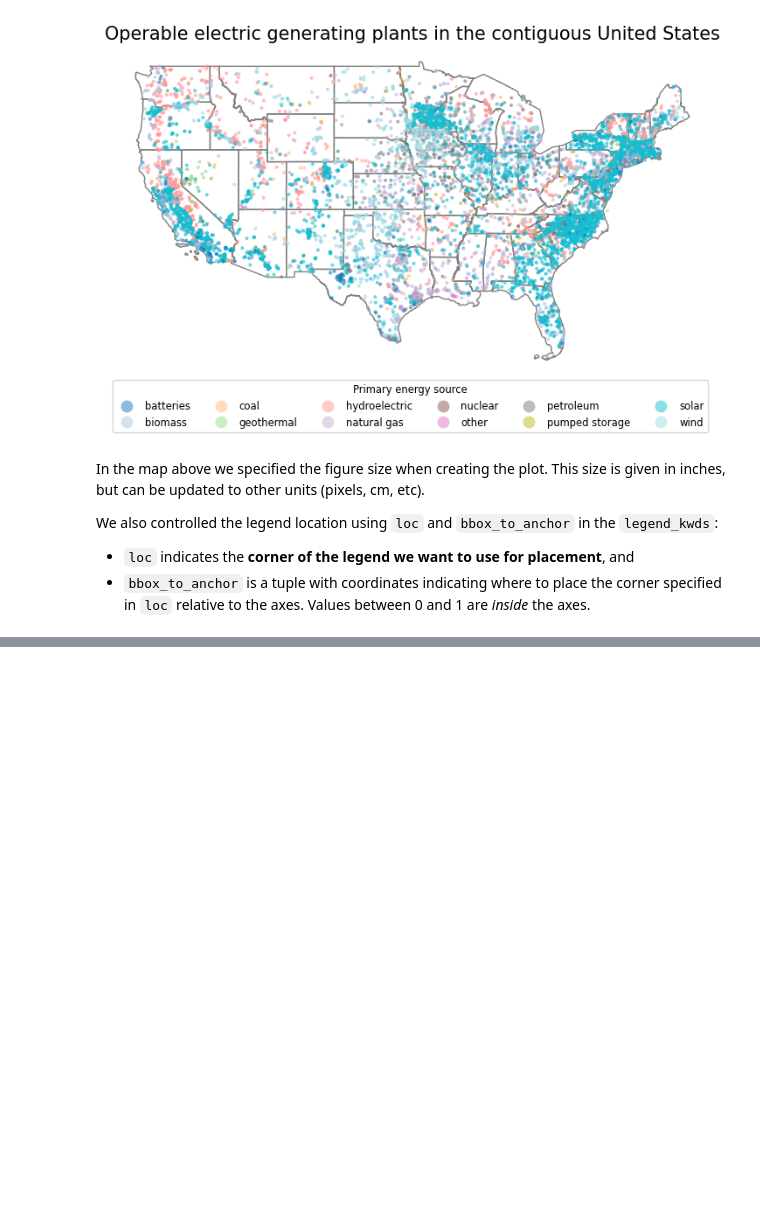
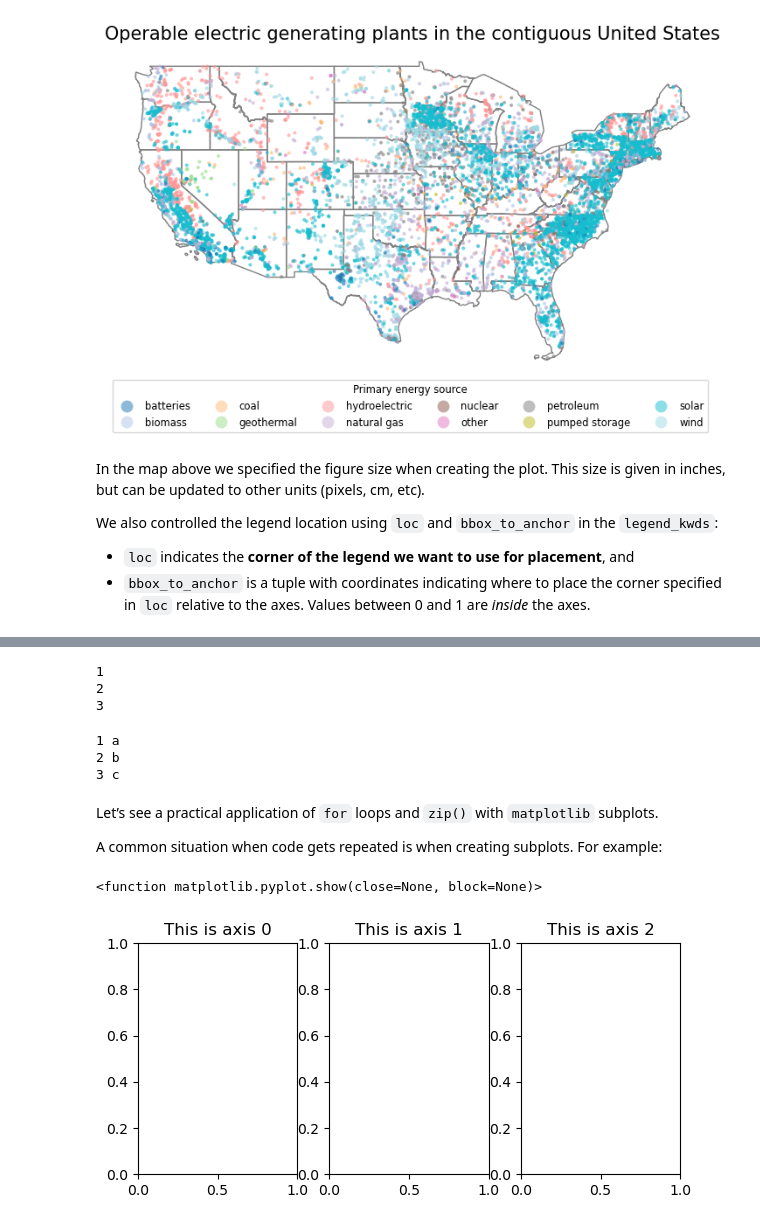
Before and after one commit to marinakochuten/eds220-2024-in-class, a Jupyter notebook: week5-csv-to-geodf.ipynb, the cells around one changed output, grey strips where cells are left out. Cells and saved outputs as stored; diff of their text form; code cells hidden in the pictures; blank space fills up the shorter version.

```diff
--- a/week5-csv-to-geodf.ipynb
+++ b/week5-csv-to-geodf.ipynb
@@ -302,0 +311,33 @@ We also controlled the legend location using `loc` and `bbox_to_anchor` in the `
+# %%
+# Iterate over a single list
+numbers = [1, 2, 3]
+for num in numbers:
+    print(num)
+# %% [output]
+1
+2
+3
+# %%
+# Iterate over two lists in pairs using zip()
+letters = ['a', 'b', 'c']
+for num, letter in zip(numbers, letters):
+    print(num, letter)
+# %% [output]
+1 a
+2 b
+3 c
+# %% [markdown]
+Let’s see a practical application of `for` loops and `zip()` with `matplotlib` subplots.
+
+A common situation when code gets repeated is when creating subplots. For example:
+# %%
+fig, axes = plt.subplots(nrows=1, ncols=3, figsize=(7,3))
+
+axes[0].set_title("This is axis 0")
+axes[1].set_title("This is axis 1")
+axes[2].set_title("This is axis 2")
+
+plt.show
+# %% [output]
+<function matplotlib.pyplot.show(close=None, block=None)>
+[figure, added]
```
Also changed, not shown: parts of 27 cells of this notebook.
